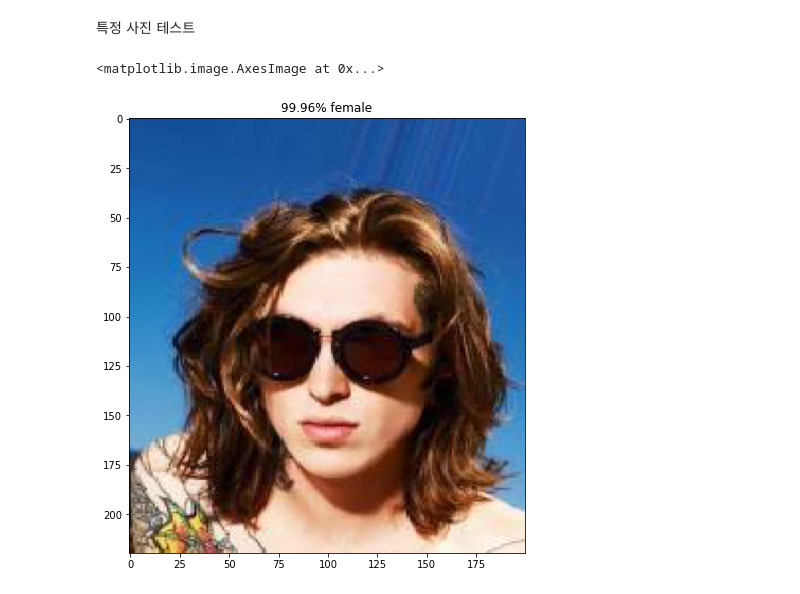
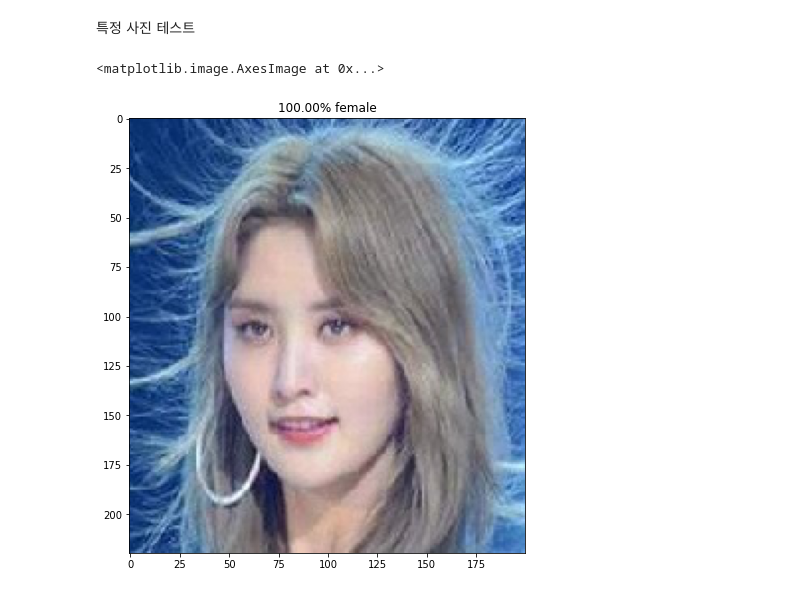
Before and after one commit to fishduke/ImageTraining, a Jupyter notebook: Check_gender/Check_gender.ipynb, the cells around one changed output. Cells and saved outputs as stored; diff of their text form; code cells hidden in the pictures.

```diff
--- a/Check_gender/Check_gender.ipynb
+++ b/Check_gender/Check_gender.ipynb
@@ -200,18 +199,18 @@ plt.imshow(img_test_a.astype(np.uint8))
 # %% [markdown]
 특정 사진 테스트
 # %%
-test_img = img_to_array(load_img(os.path.join('./Dataset/Test', '179343.jpg'), target_size=(220,200)))
+test_img = img_to_array(load_img(os.path.join('./Dataset', 'a.jpg'), target_size=(220,200)))
 
 test_input = preprocess_input(np.expand_dims(test_img.copy(), axis=0))
 
 pred = additional_model.predict(test_input)
 
 plt.figure(figsize=(8,8))
 if pred[0][1] > 0.9:
     plt.title('%.2f%% male' % (pred[0][1] * 100))
 else:
     plt.title('%.2f%% female' % (pred[0][0] * 100))
 plt.imshow(test_img.astype(np.uint8))
 # %% [output]
 <matplotlib.image.AxesImage at 0x...>
-[figure, old version]
+[figure, new version]
```
Also changed, not shown: parts of 1 cell of this notebook, 1 other file.
